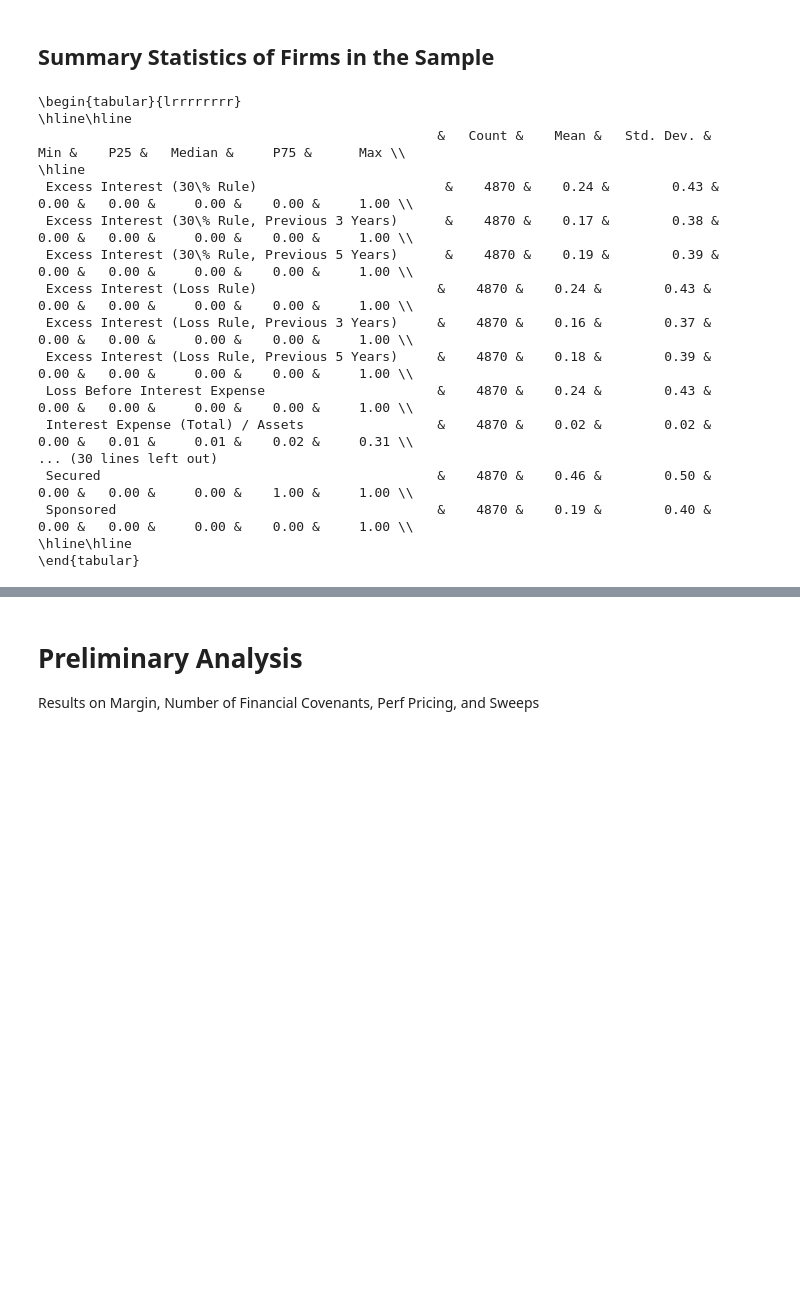
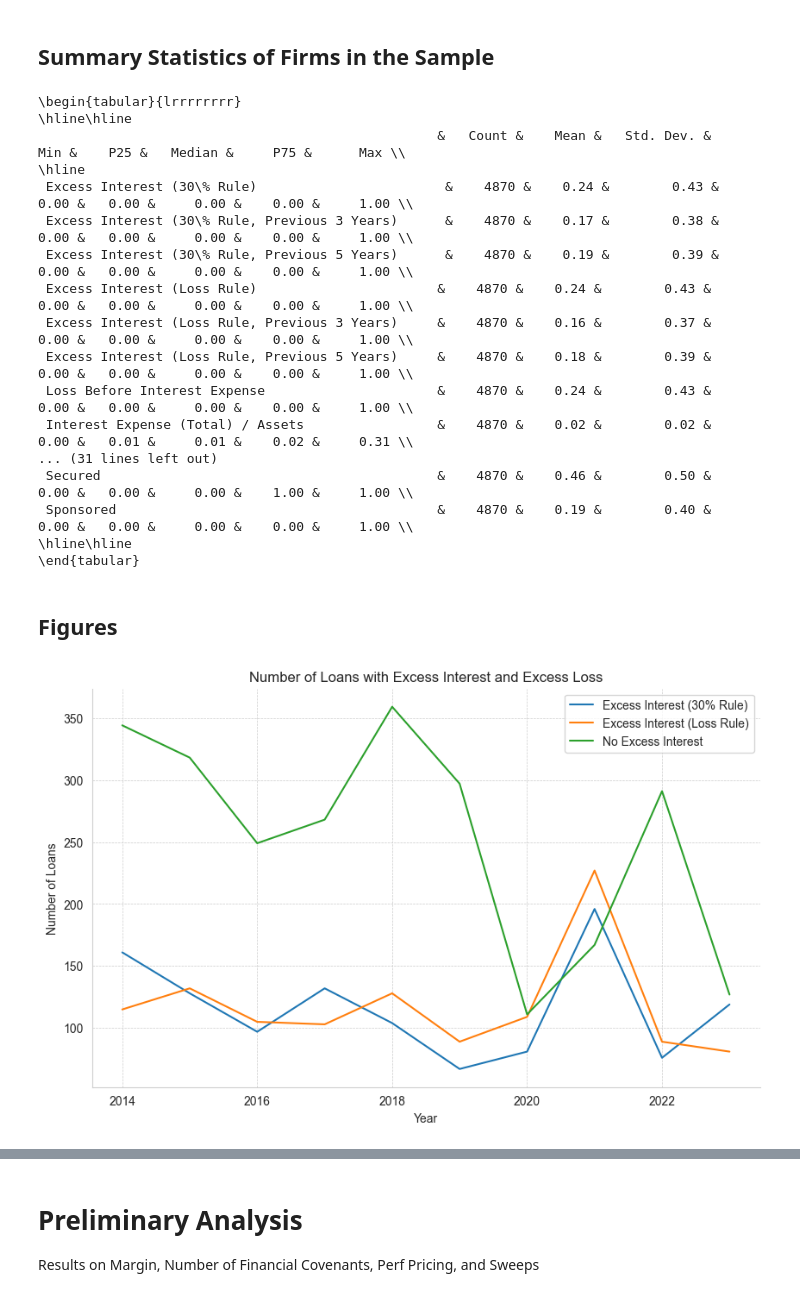
Before and after one commit to zirui-song/interest-deductibility-and-debt-contracting, a Jupyter notebook: Dealscan_Analysis.ipynb, the cells around one changed output, grey strips where cells are left out. Cells and saved outputs as stored; diff of their text form; code cells hidden in the pictures; blank space fills up the shorter version.

```diff
--- a/Dealscan_Analysis.ipynb
+++ b/Dealscan_Analysis.ipynb
@@ -1297,6 +1257,10 @@ tranche_level_ds_compa.loc[:, 'ppent_by_at'] = tranche_level_ds_compa['ppent'] /
 # total assets = at / 1000
 tranche_level_ds_compa.loc[:, 'total_asset'] = tranche_level_ds_compa['at'] / 1000
 
+# post = 1 if year > 2017 (2017 as hold-out period)
+tranche_level_ds_compa.loc[:, 'post'] = (tranche_level_ds_compa['year'] > 2017).astype(int)
+
+
 # Dictionary to map variable names to labels
 variable_labels = {
     'excess_interest_30': 'Excess Interest (30% Rule)',
@@ -1314,6 +1278,7 @@ variable_labels = {
     'net_interest_neg': 'Net Interest < 0',
     'net_interest_by_ebitda': 'Net Interest / EBITDA',
     'net_interest_by_ebit': 'Net Interest / EBIT',
+    'post': 'Post-2017',
     'delta_dcf_by_at': 'Net Debt Issues / Assets',
     'delta_dcf_by_ebitda': 'Net Debt Issues / EBITDA',
     'debt_by_at': 'Debt / Assets',
@@ -1375,10 +1340,6 @@ tranche_level_ds_compa = tranche_level_ds_compa.dropna(subset=variable_labels.ke
 # Calculate summary statistics for the variables in variable_labels
 summary_stats_all = tranche_level_ds_compa[variable_labels.keys()].describe().transpose()
 
-# summary statistics for the variables in variable_labels for excess_interest_30 == 1
-summary_stats_excess_interest_30 = tranche_level_ds_compa[tranche_level_ds_compa['excess_interest_30'] == 1][variable_labels_groups.keys()].describe().transpose()
-# summary statistics for teh variables in variable_labels
-
 # Rename the index using the variable labels
 summary_stats_all.rename(index=variable_labels, inplace=True)
 
@@ -1409,8 +1370,31 @@ with open(os.path.join(overleaf_dir, 'Tables/summary_stats_all.tex'), 'w') as f:
  Excess Interest (Loss Rule, Previous 5 Years)     &    4870 &    0.18 &        0.39 &    0.00 &   0.00 &     0.00 &    0.00 &     1.00 \\
  Loss Before Interest Expense                      &    4870 &    0.24 &        0.43 &    0.00 &   0.00 &     0.00 &    0.00 &     1.00 \\
  Interest Expense (Total) / Assets                 &    4870 &    0.02 &        0.02 &    0.00 &   0.01 &     0.01 &    0.02 &     0.31 \\
-... (30 lines left out)
+... (31 lines left out)
  Secured                                           &    4870 &    0.46 &        0.50 &    0.00 &   0.00 &     0.00 &    1.00 &     1.00 \\
  Sponsored                                         &    4870 &    0.19 &        0.40 &    0.00 &   0.00 &     0.00 &    0.00 &     1.00 \\
 \hline\hline
 \end{tabular}
+# %% [markdown]
+## Figures
+# %%
+# Create a DataFrame with the number of loans with excess interest and excess loss in each year
+excess_interest_30 = tranche_level_ds_compa.groupby('year')['excess_interest_30'].sum()
+excess_interest_loss = tranche_level_ds_compa.groupby('year')['excess_interest_loss'].sum()
+# Create a DataFrame with the number of loans with No excess interest and No excess loss in each year
+no_excess_interest_30_loss = tranche_level_ds_compa.groupby('year')['excess_interest_30'].count() - excess_interest_30 - excess_interest_loss
+
+# plot the number of loans with excess_interest_30 == 1 and excess_loss == 1 and all the rest in each year
+plt.figure(figsize=(10, 6))
+plt.plot(excess_interest_30, label='Excess Interest (30% Rule)', marker='')
+plt.plot(excess_interest_loss, label='Excess Interest (Loss Rule)', marker='')
+plt.plot(no_excess_interest_30_loss, label='No Excess Interest', marker='')
+plt.xlabel('Year')
+plt.ylabel('Number of Loans')
+plt.title('Number of Loans with Excess Interest and Excess Loss')
+plt.legend()
+plt.grid(True, linestyle='--', linewidth=0.5)
+sns.despine(top=True, right=True)
+plt.savefig(os.path.join(overleaf_dir, 'Figures/loancounts_by_excess_interest.png'))
+# %% [output]
+[figure, added]
```
Also changed, not shown: parts of 13 cells of this notebook, 2 other files.
